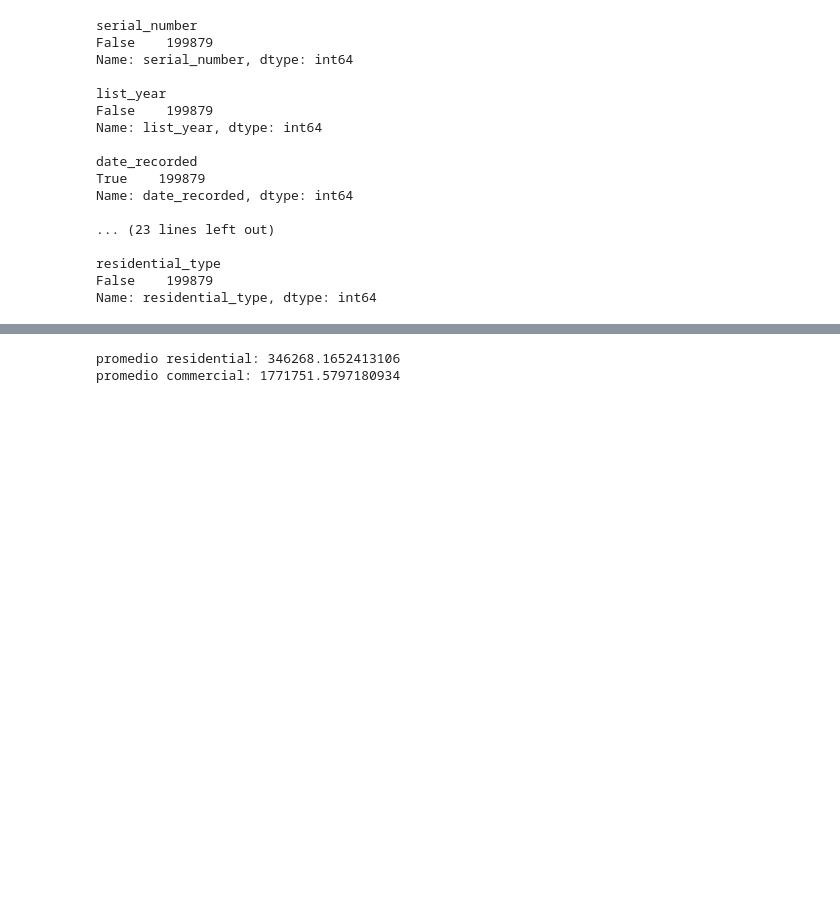
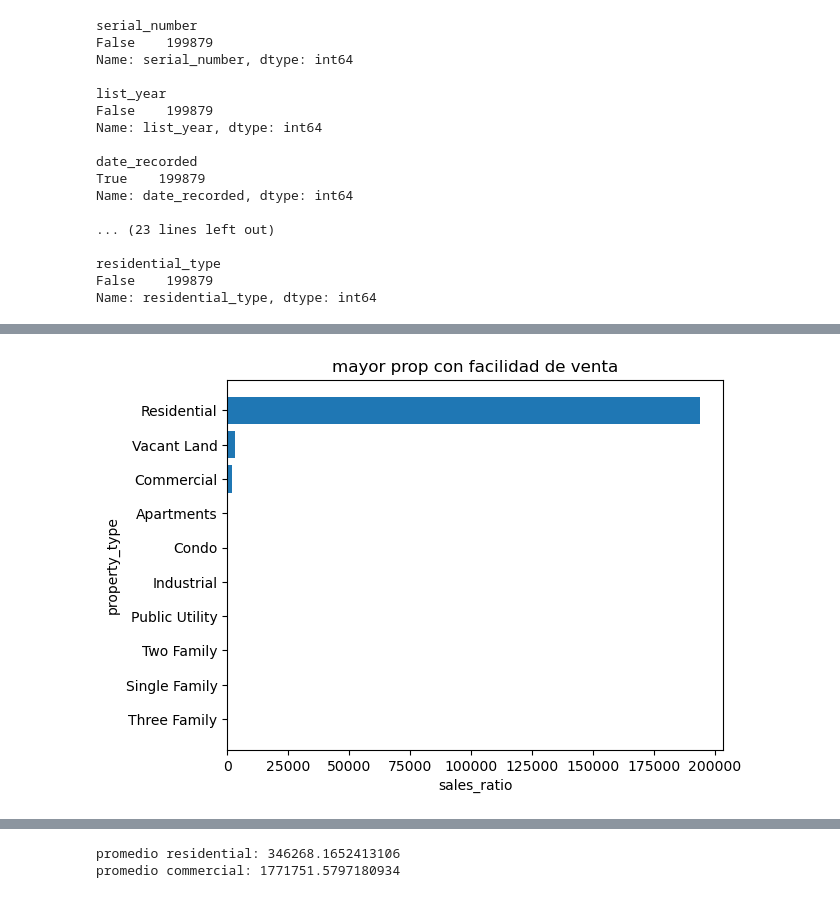
Before and after one commit to Christian21ago/Analisis_de_Datos_Proyecto, a Jupyter notebook: Data Analysis - Proyecto Final.ipynb, the cells around one changed output, grey strips where cells are left out. Saved outputs shown, nothing was run; the diff lists cells and outputs as text; code cells hidden in the pictures; blank space fills up the shorter version.

```diff
--- a/Data Analysis - Proyecto Final.ipynb
+++ b/Data Analysis - Proyecto Final.ipynb
@@ -147,6 +167,8 @@ df_rss["sales_ratio"] = pd.to_numeric(df_rss["sales_ratio"], errors='coerce')
 promNormalizadas = df_rss["sales_ratio"].astype("float").mean(axis=0)
 df_rss["date_recorded"] = pd.to_numeric(df_rss["date_recorded"], errors='coerce')
 promNormalizadas = df_rss["date_recorded"].astype("float").mean(axis=0)
+
+df_rss[['list_year']] = df_rss[['list_year']].astype("int")
 # %%
 dfTemp = df_rss.isnull()
 dfTemp.head(5)
@@ -261,3 +291,7 @@ Name: residential_type, dtype: int64
 # %%
-df_rss.groupby(['list_year', 'property_type'])['sale_amount'].sum() #Respuesta 1.
+df_rss['sale_amount'] = pd.to_numeric(df_rss['sale_amount'], errors='coerce')
+df_rss.dropna(subset=['sale_amount']) #pregunta numero 1.
+pd.options.display.float_format = '₡{:,.2f}'.format
+df_rss.groupby(['list_year'])['sale_amount'].sum()
+#df_rss.groupby(['list_year', 'property_type'])['sale_amount'].sum() #Respuesta 1.
 # %% [output]
@@ -280,0 +344,5 @@ Name: sale_amount, dtype: float64
+# %%
+g2= df_rss.groupby(["property_type"]).count()
+g2= g2.iloc[:10]
+g2=g2.sort_values("sales_ratio", ascending= True)
+g2
@@ -280,0 +362,14 @@ Name: sale_amount, dtype: float64
+# %%
+fig, ax= plt.subplots()
+
+eje_x=g2.index.tolist()
+data=g2["sales_ratio"].tolist()
+
+ax.barh(eje_x, data)
+ax.set_xlabel("sales_ratio")
+ax.set_ylabel("property_type")
+ax.set_title("mayor prop con facilidad de venta")
+
+plt.show()
+# %% [output]
+[figure, added]
```
Also changed, not shown: parts of 33 cells of this notebook.
